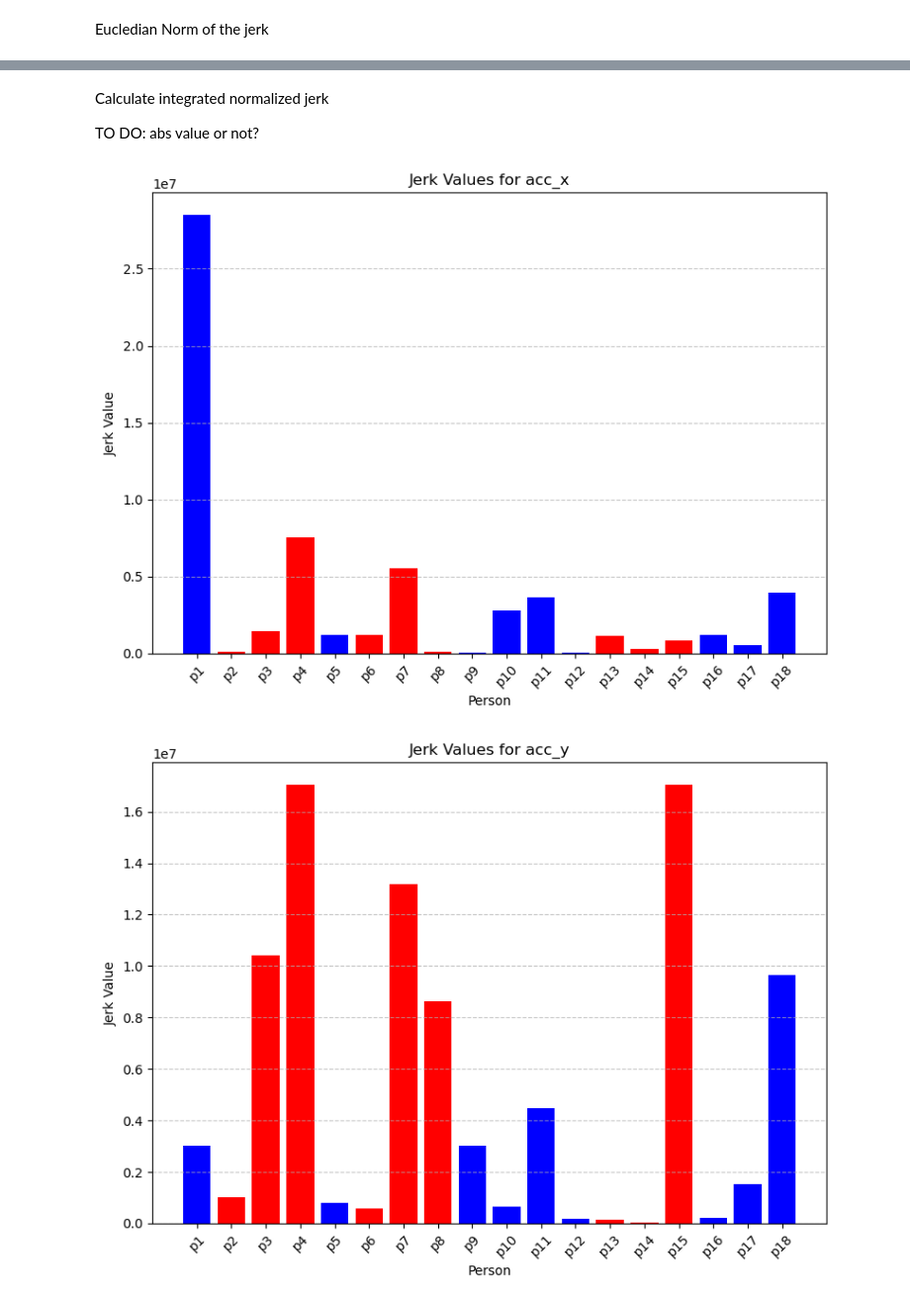
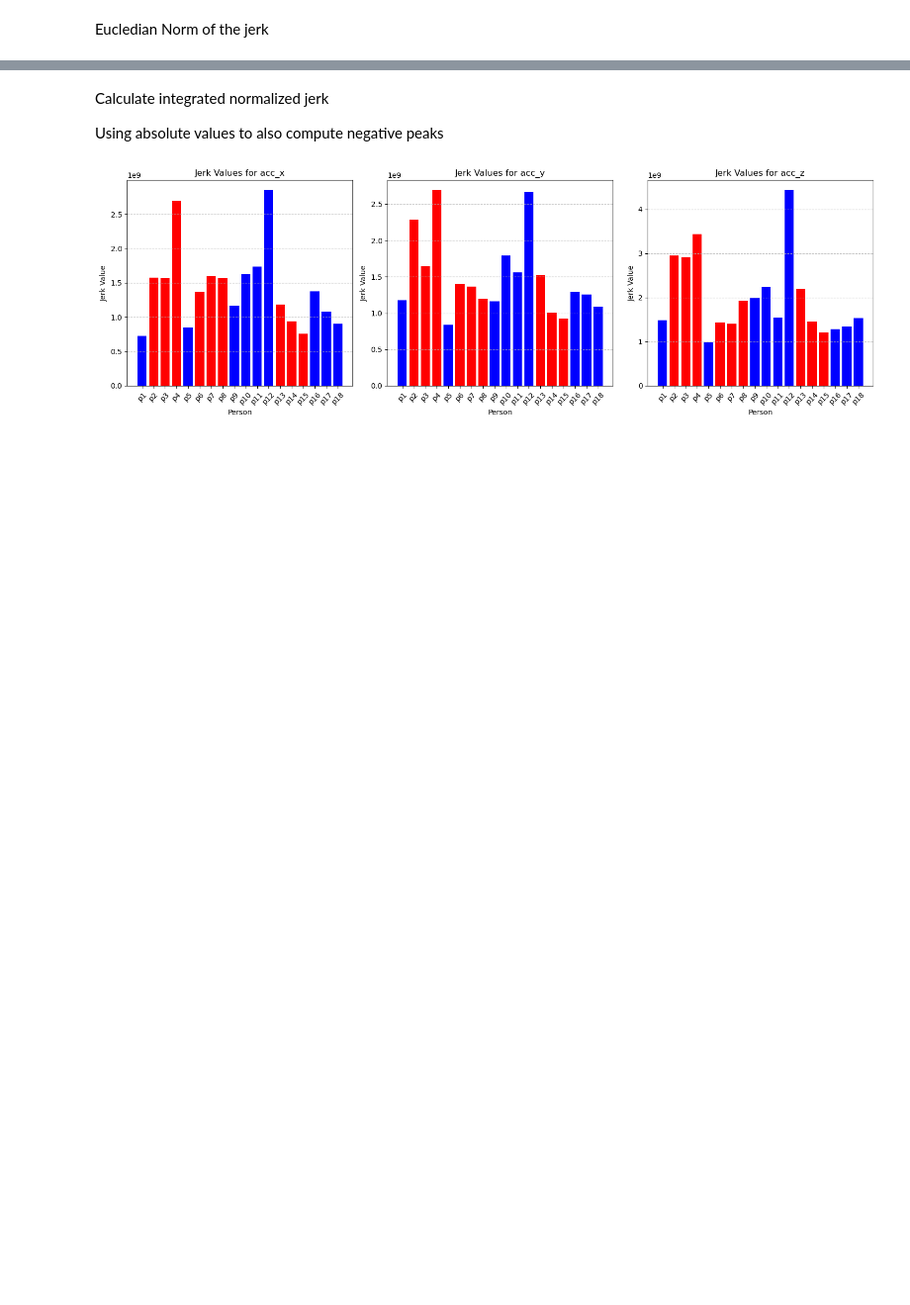
Before and after one commit to doertiboy/MasterStudy, a Jupyter notebook: Acceleration.ipynb, the cells around one changed output, grey strips where cells are left out. Shown at 99% size. Saved outputs shown, nothing was run; the diff lists cells and outputs as text; code cells hidden in the pictures; blank space fills up the shorter version.

Commit message:
add to jerk computation

```diff
--- a/Acceleration.ipynb
+++ b/Acceleration.ipynb
@@ -215,13 +268,13 @@ fig, axs = plt.subplots(num_axes, 1, figsize=(10, 18))
 for i, axis in enumerate(['acc_x', 'acc_y', 'acc_z']):
     axs[i].set_title(f'{axis} normalized jerk for all persons')
     axs[i].set_xlabel('Time')
-    axs[i].set_ylabel('Acceleration')
+    axs[i].set_ylabel('Jerk')
     axs[i].grid(True)
 
     # Plot each person's data
     for person_name in person_names:
         person_data = acc_dict[person_name]
-        axs[i].plot(person_data['time'], person_data[f'{axis}_derivative_normalized'], label=f'{person_name} jerk_{axis}_normalized')
+        axs[i].plot(person_data['time_normalized'], person_data[f'{axis}_derivative_normalized_global'], label=f'{person_name} jerk_{axis}_normalized')
 
 # Adjust layout
 plt.tight_layout()
@@ -238,6 +292,7 @@ for person_name in acc_dict:
 
     # Calculate the normalization constant C
     timesteps = acc_dataset['time']
-    time = timesteps[-1] / 120
+    # time = timesteps[-1] / 120
+    time = max_timesteps / 120
     C = (time ** 5) / (12 ** 2)
     acc_dataset['C'] = C
@@ -293,7 +350,7 @@ plt.show()
-# %% [markdown]
-Calculate integrated normalized jerk
-
-TO DO: abs value or not?
+# %% [markdown]
+Calculate integrated normalized jerk
+
+Using absolute values to also compute negative peaks
 # %%
 # Initialize dictionary to store integrated values for each axis
 jerk_values = {'acc_x': {}, 'acc_y': {}, 'acc_z': {}}
@@ -310,35 +367,40 @@ for person_name in acc_dict:
     # Iterate over each axis
     for axis in ['acc_x', 'acc_y', 'acc_z']:
         # Get the normalized derivative for the current axis
-        jerk = (acc_dataset[f'{axis}_derivative_normalized'])
+        jerk = (acc_dataset[f'{axis}_derivative_normalized_global'])
 
         # Integrate the normalized derivative over time
-        integral_value = trapz(jerk, time)
-        jerk = C * np.abs(integral_value)
+        integral_value = trapz((jerk ** 2), time)
+        jerk = C * integral_value
 
         # Store the integrated value for the current person and axis
         jerk_values[axis][person_name] = jerk
 # %%
+# Define the axes
+axes = ['acc_x', 'acc_y', 'acc_z']
+
+# Create subplots
+fig, axs = plt.subplots(1, 3, figsize=(15, 5))
+
 # Plot the integrated values for each axis
-for axis, values in jerk_values.items():
+for i, axis in enumerate(axes):
     # Extract person names, integrated values, and genders
-    person_names = list(values.keys())
-    values = list(values.values())
+    person_names = list(jerk_values[axis].keys())
+    values = list(jerk_values[axis].values())
     genders = [acc_dict[person_name]['gender'] for person_name in person_names]
 
     # Define colors based on gender
     colors = ['red' if gender == 'female' else 'blue' for gender in genders]
 
     # Plot the integrated values with colors
-    plt.figure(figsize=(8, 6))
-    plt.bar(person_names, values, color=colors)
-    plt.xlabel('Person')
-    plt.ylabel('Jerk Value')
-    plt.title(f'Jerk Values for {axis}')
-    plt.xticks(rotation=45)
-    plt.grid(axis='y', linestyle='--', alpha=0.7)
-    plt.tight_layout()
-    plt.show()
+    axs[i].bar(person_names, values, color=colors)
+    axs[i].set_xlabel('Person')
+    axs[i].set_ylabel('Jerk Value')
+    axs[i].set_title(f'Jerk Values for {axis}')
+    axs[i].tick_params(axis='x', rotation=45)
+    axs[i].grid(axis='y', linestyle='--', alpha=0.7)
+
+plt.tight_layout()
+plt.show()
 # %% [output]
-[figure, old version]
+[figure, new version]
-[figure, removed]
```
Also changed, not shown: parts of 18 cells of this notebook, 5 other files.
